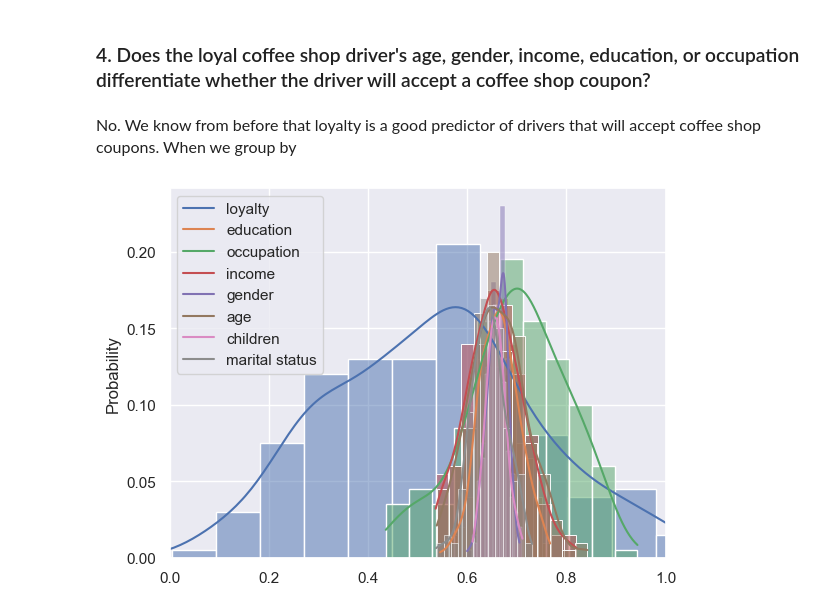
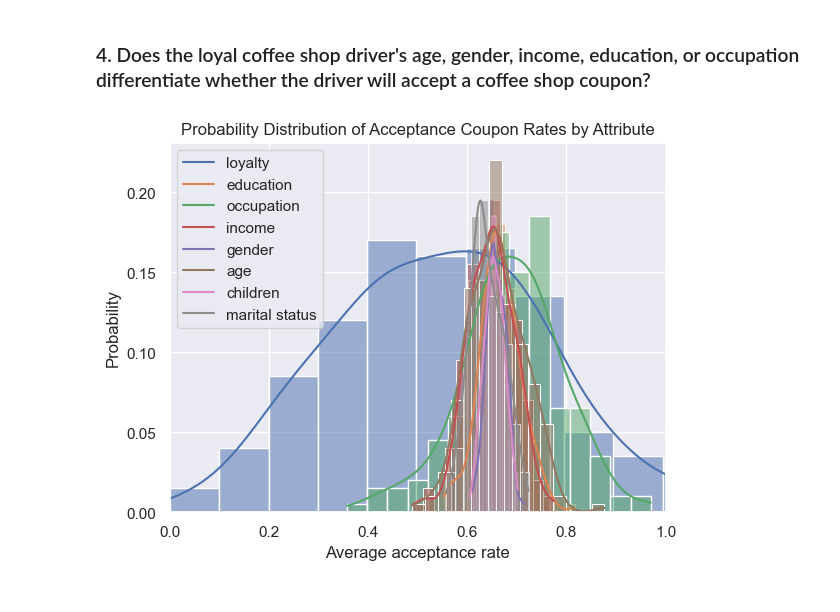
Before and after one commit to pasmith/ucb-mlai-mod-5, a Jupyter notebook: prompt.ipynb, the cells around one changed output. Drawn from its saved outputs; the diff is of its cells as text; code cells hidden in the pictures.

```diff
--- a/prompt.ipynb
+++ b/prompt.ipynb
@@ -611,27 +615,29 @@ while <span style="font-size: medium">73.0%</span> of coffee shop coupons sent t
 # %%
 loyalty = coffee_shops.groupby('CoffeeHouse')['Y'].mean().describe()
 education = loyal.groupby('education')['Y'].mean().describe()
 occupation = loyal.groupby('occupation')['Y'].mean().describe()
 income = loyal.groupby('income')['Y'].mean().describe()
 gender = loyal.groupby('gender')['Y'].mean().describe()
 age = loyal.groupby('age')['Y'].mean().describe()
 children = loyal.groupby('has_children')['Y'].mean().describe()
 marital_status = loyal.groupby('maritalStatus')['Y'].mean().describe()
 
 sns.histplot(np.random.normal(loyalty.loc['mean'], loyalty.loc['std'], 200), kde=True, stat='probability')
 sns.histplot(np.random.normal(education.loc['mean'], education.loc['std'], 200), kde=True, stat='probability')
 sns.histplot(np.random.normal(occupation.loc['mean'], occupation.loc['std'], 200), kde=True, stat='probability')
 sns.histplot(np.random.normal(income.loc['mean'], income.loc['std'], 200), kde=True, stat='probability')
 sns.histplot(np.random.normal(gender.loc['mean'], gender.loc['std'], 200), kde=True, stat='probability')
 sns.histplot(np.random.normal(age.loc['mean'], age.loc['std'], 200), kde=True, stat='probability')
 sns.histplot(np.random.normal(children.loc['mean'], children.loc['std'], 200), kde=True, stat='probability')
 sns.histplot(np.random.normal(marital_status.loc['mean'], marital_status.loc['std'], 200), kde=True, stat='probability')
 
 plt.xlim(0, 1)
 
 plt.legend(['loyalty', 'education', 'occupation', 'income', 'gender', 'age', 'children', 'marital status'])
 
-Markdown('<span style="font-size: medium">No<span>. We know from before that loyalty is a good predictor of drivers that will accept coffee shop coupons. When we group by ')
+plt.title('Probability Distribution of Acceptance Coupon Rates by Attribute')
+plt.xlabel('Average acceptance rate')
+
+plt.show()
 # %% [output]
-<span style="font-size: medium">No<span>. We know from before that loyalty is a good predictor of drivers that will accept coffee shop coupons. When we group by
-[figure, old version]
+[figure, new version]
```
Also changed, not shown: parts of 25 cells of this notebook, 1 other file.
